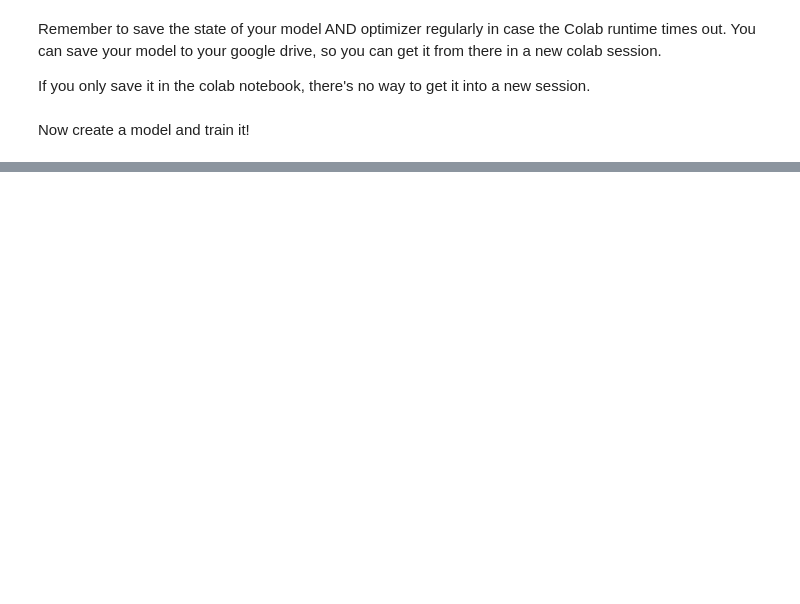
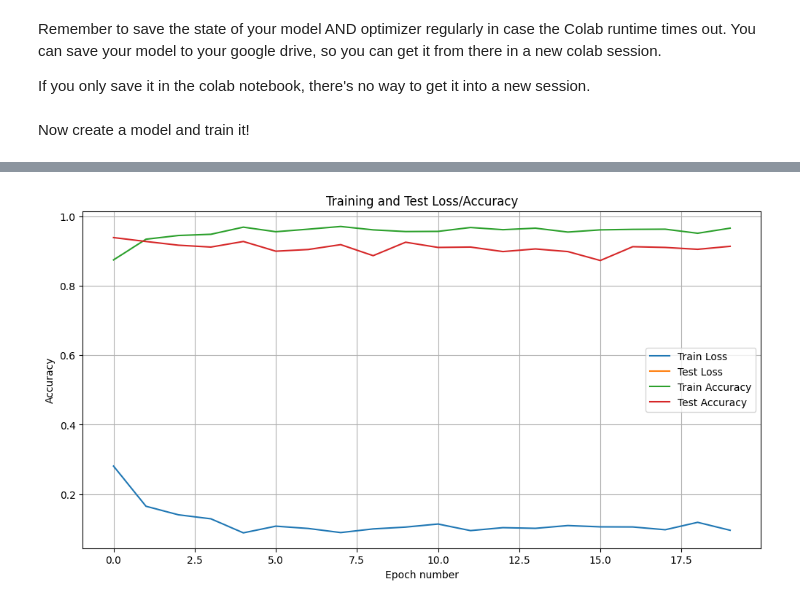
Before and after one commit to drykkur/02516, a Jupyter notebook: IDLCV_Exercise_1_5_hotdog.ipynb, the cells around one changed output, grey strips where cells are left out. Drawn from its saved outputs; the diff is of its cells as text; code cells hidden in the pictures; blank space fills up the shorter version.

```diff
--- a/IDLCV_Exercise_1_5_hotdog.ipynb
+++ b/IDLCV_Exercise_1_5_hotdog.ipynb
@@ -64,7 +57,11 @@ Feel free to use something other than $128\times128$ images.
 # %%
 size = 128
 train_transform = transforms.Compose([transforms.Resize((size, size)),
-                                    transforms.ToTensor()])
+                                        transforms.RandomHorizontalFlip(),
+                                        transforms.RandomRotation(degrees=(-90, 90)),
+                                        transforms.ToTensor()])
+
+
 test_transform = transforms.Compose([transforms.Resize((size, size)),
                                     transforms.ToTensor()])
 
@@ -73,12 +70,6 @@ trainset = Hotdog_NotHotdog(train=True, transform=train_transform)
 train_loader = DataLoader(trainset, batch_size=batch_size, shuffle=True, num_workers=3)
 testset = Hotdog_NotHotdog(train=False, transform=test_transform)
 test_loader = DataLoader(testset, batch_size=batch_size, shuffle=False, num_workers=3)
-dataloaders = {}
-dataloaders['train'] = train_loader
-dataloaders['val'] = test_loader
-dataset_sizes = {}
-dataset_sizes['train'] = len(trainset)
-dataset_sizes['val'] = len(testset)
 # %% [markdown]
 Let's look at some images from our data
 # %%
@@ -173,5 +163,5 @@ def train_model(model, criterion, optimizer, scheduler, num_epochs=25):
 # %%
-model_ft = torch.hub.load('pytorch/vision:v0.16.2', 'resnet18', pretrained=True)#models.resnet18(weights='IMAGENET1K_V1')
+model_ft = models.resnet50(weights='IMAGENET1K_V1')
 num_ftrs = model_ft.fc.in_features
 # Here the size of each output sample is set to 2.
 # Alternatively, it can be generalized to ``nn.Linear(num_ftrs, len(class_names))``.
@@ -182,10 +172,11 @@ model_ft = model_ft.to(device)
 criterion = nn.CrossEntropyLoss()
 
 # Observe that all parameters are being optimized
-optimizer_ft = optim.SGD(model_ft.parameters(), lr=0.001, momentum=0.9)
+optimizer_ft = torch.optim.SGD(model_ft.parameters(), lr=0.001, momentum=0.9)
+optimizer_adam = torch.optim.Adam(model_ft.parameters(), lr=0.0001, weight_decay=0.01)
+
 
 # Decay LR by a factor of 0.1 every 7 epochs
-exp_lr_scheduler = lr_scheduler.StepLR(optimizer_ft, step_size=7, gamma=0.1)
+exp_lr_scheduler = torch.optim.lr_scheduler.StepLR(optimizer_ft, step_size=7, gamma=0.1)
-# %%
-model_ft = train_model(model_ft, criterion, optimizer_ft, exp_lr_scheduler,
-                       num_epochs=25)
+# %%
+out_dict = train(model_ft, optimizer_adam, num_epochs=20)
@@ -191,0 +197,22 @@ model_ft = train_model(model_ft, criterion, optimizer_ft, exp_lr_scheduler,
+# %%
+plt.figure(figsize=(12, 6))
+
+# Plot Loss
+plt.plot(out_dict['train_loss'], label='Train Loss')
+plt.plot(out_dict['test_loss'], label='Test Loss')
+
+# Plot Accuracy
+plt.plot(out_dict['train_acc'], label='Train Accuracy')
+plt.plot(out_dict['test_acc'], label='Test Accuracy')
+
+plt.title('Training and Test Loss/Accuracy')
+plt.xlabel('Epoch number')
+plt.ylabel('Accuracy')
+
+# Add legends
+plt.legend()
+
+plt.grid(True)
+plt.show()
+# %% [output]
+[figure, added]
```
Also changed, not shown: parts of 11 cells of this notebook.
